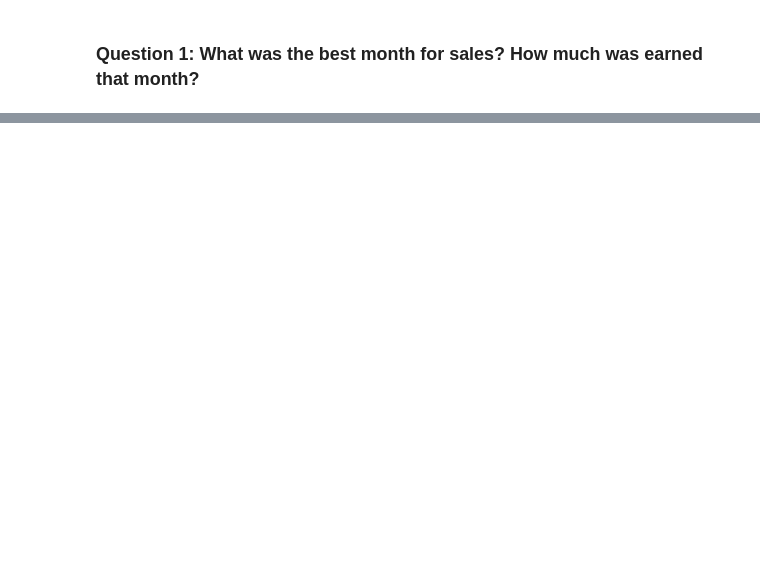
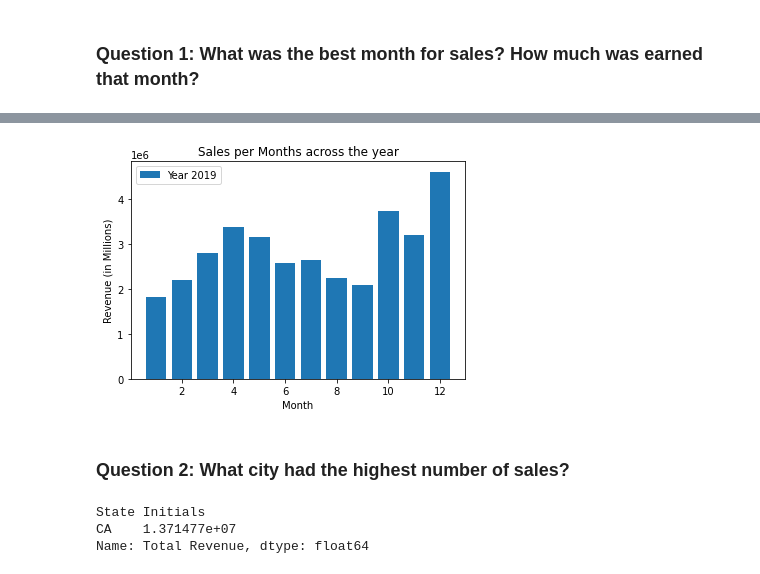
Before and after one commit to benjamin41/BusinessSalesDataAnalysis, a Jupyter notebook: pandas_business_analysis.ipynb, the cells around one changed output, grey strips where cells are left out. Saved outputs shown, nothing was run; the diff lists cells and outputs as text; code cells hidden in the pictures; blank space fills up the shorter version.

Commit message:
question 2 finished

```diff
--- a/pandas_business_analysis.ipynb
+++ b/pandas_business_analysis.ipynb
@@ -63,6 +66,6 @@ THE solution: # of lines 747400; # of columns 747400
 # %%
-all_months_data.to_csv("./Sales_Data/all_data.csv", index = False)
-all_data = pd.read_csv("./Sales_Data/all_data.csv")
+all_months_data.to_csv("./csv_exports/all_data.csv", index = False)
+all_data = pd.read_csv("./csv_exports/all_data.csv")
 all_data.head()
 # %% [output]
 |  | Order ID | Product | Quantity Ordered | Price Each | Order Date | Purchase Address |
@@ -134,0 +137,31 @@ Name: Total Revenue, dtype: float64
+# %%
+# step 1: create an "array" with numbers from 1 to 12
+# months = range(1,13)
+# months[11]
+# plt.bar(months, re)
+
+
+
+months = np.arange(start=1, stop=13, step=1)
+plt.bar(months, best_month, label= 'Year 2019')
+plt.title("Sales per Months across the year")
+plt.xlabel("Month")
+plt.ylabel("Revenue (in Millions)")
+plt.legend()
+plt.show()
+# %% [output]
+[figure, added]
+# %% [markdown]
+### Question 2: What city had the highest number of sales?
+# %%
+# We want to create a new field, that'll contain the State information
+# step 1: from the "Purchase Address" column, extract the city info (city suffix will be enough here...)
+df["State Initials"] = df['Purchase Address'].str[-8:-6]
+
+# step 2: group by again (by "city initials")
+best_city = pd.Series(df.groupby(["State Initials"])["Total Revenue"].sum())
+best_city.sort_values(ascending=False).head(1)
+# %% [output]
+State Initials
+CA    1.371477e+07
+Name: Total Revenue, dtype: float64
```
Also changed, not shown: parts of 14 cells of this notebook, 5 other files.
